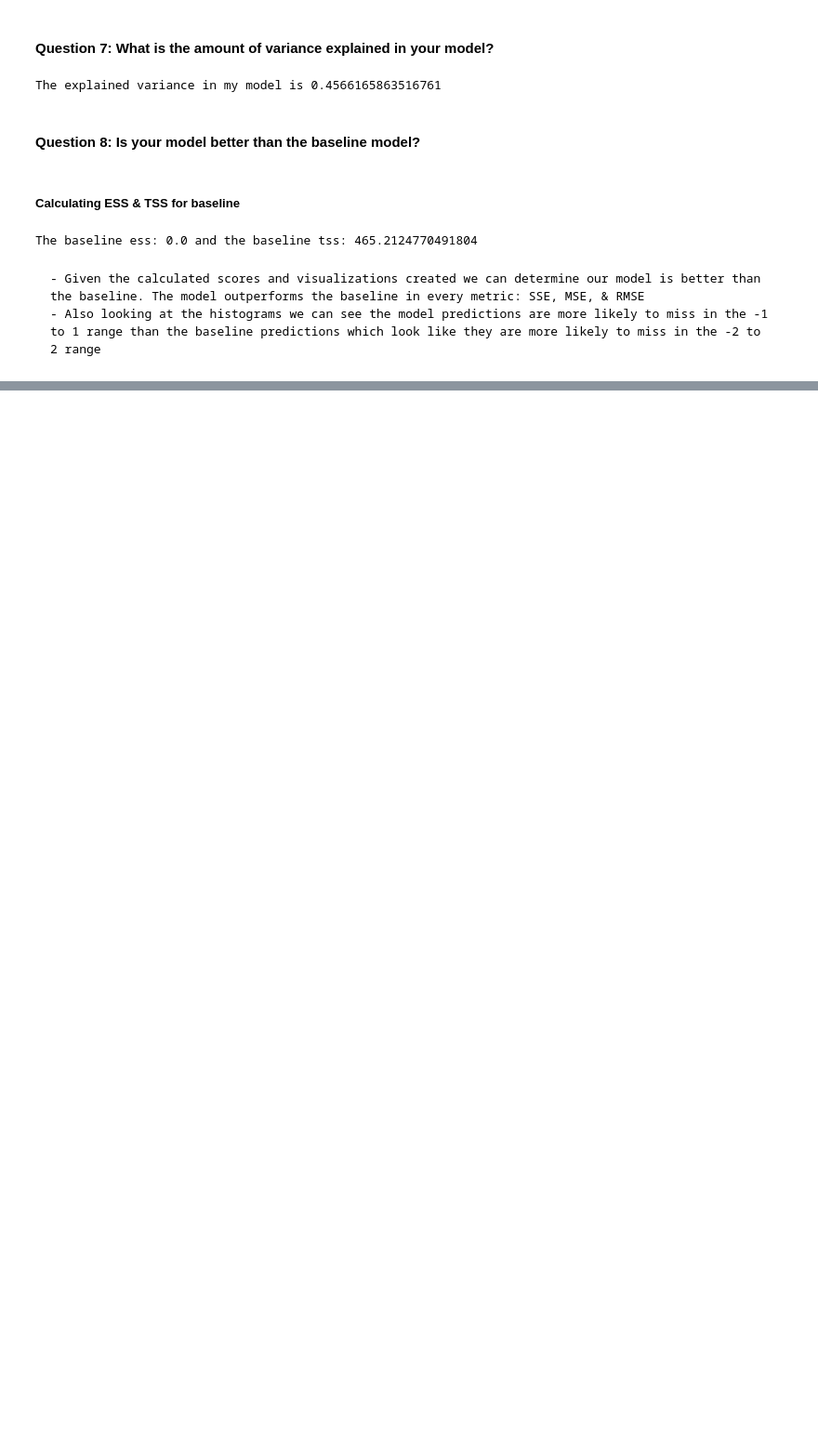
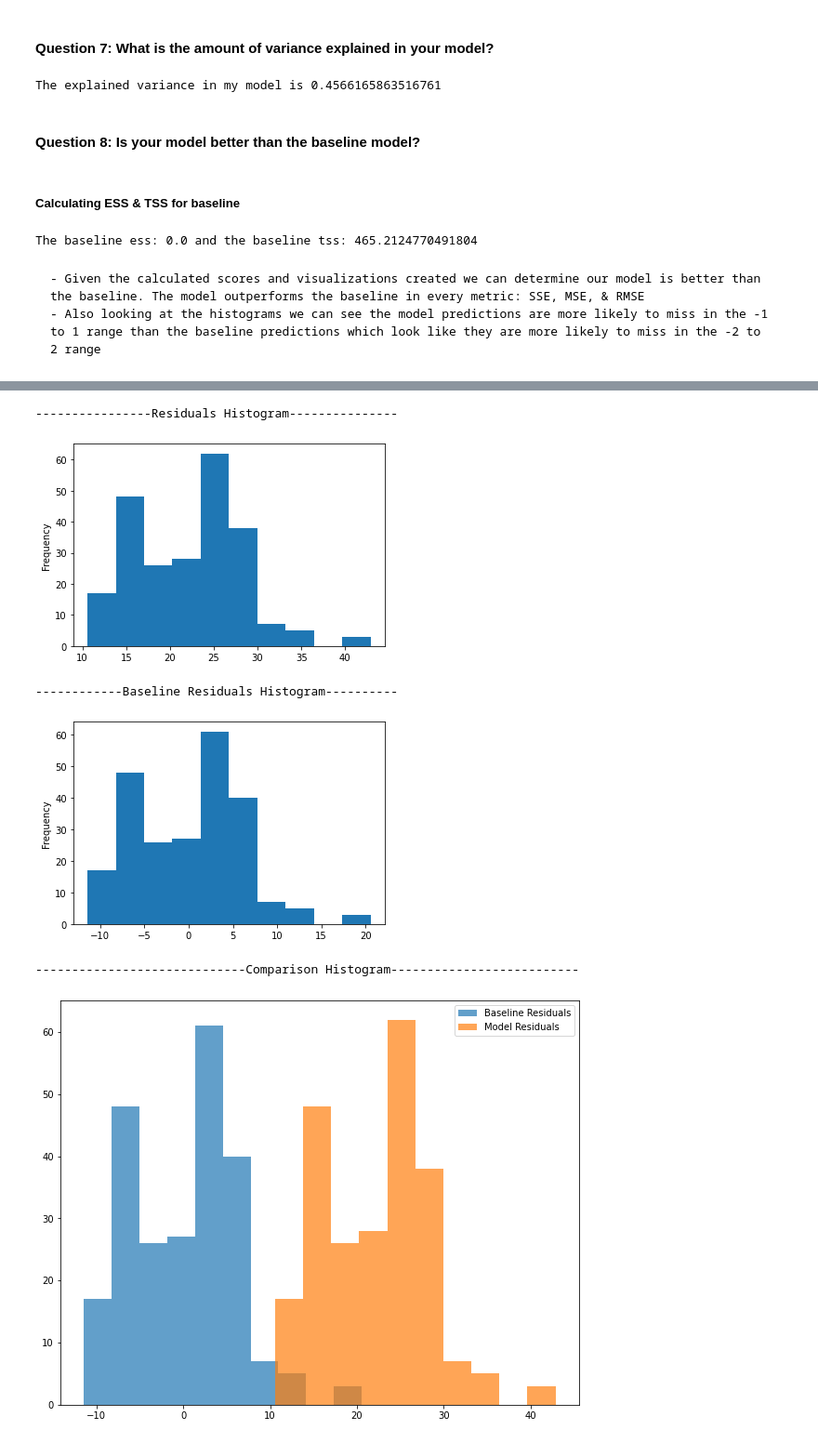
Before and after one commit to ForrestMccrosky/regression_exercises, a Jupyter notebook: evaluate.ipynb, the cells around one changed output, grey strips where cells are left out. Shown at 93% size. Drawn from its saved outputs; the diff is of its cells as text; code cells hidden in the pictures; blank space fills up the shorter version.

Commit message:
finished exercise with function tests and mpg dataset model evaluated

```diff
--- a/evaluate.ipynb
+++ b/evaluate.ipynb
@@ -161,0 +191,3 @@ The baseline ess: 0.0 and the baseline tss: 465.2124770491804
+# %%
+mpg = data('mpg')
+mpg.head()
@@ -161,0 +201,6 @@ The baseline ess: 0.0 and the baseline tss: 465.2124770491804
+# %%
+model2 = LinearRegression().fit(mpg[['displ']], mpg.hwy)
+mpg['yhat'] = model.predict(mpg[['displ']])
+# %%
+mpg['yhat_baseline'] = mpg.hwy.mean()
+mpg.head()
@@ -161,0 +214,4 @@ The baseline ess: 0.0 and the baseline tss: 465.2124770491804
+# %%
+mpg['residuals'] = mpg.hwy - mpg.yhat
+mpg['baseline_residuals'] = mpg.hwy - mpg.yhat_baseline
+mpg.head()
@@ -161,0 +225,9 @@ The baseline ess: 0.0 and the baseline tss: 465.2124770491804
+# %%
+plot_residuals(mpg, mpg.hwy, mpg.yhat)
+# %% [output]
+----------------Residuals Histogram---------------
+[figure, added]
+------------Baseline Residuals Histogram----------
+[figure, added]
+-----------------------------Comparison Histogram--------------------------
+[figure, added]
```
Also changed, not shown: parts of 17 cells of this notebook.
